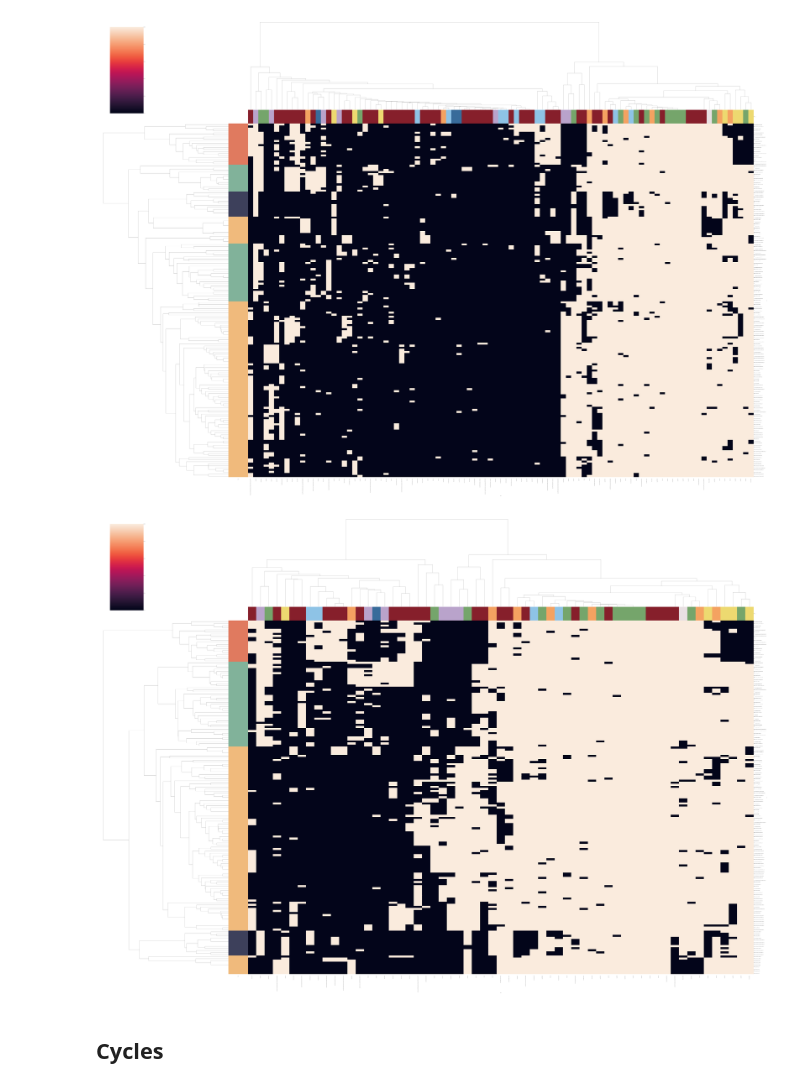
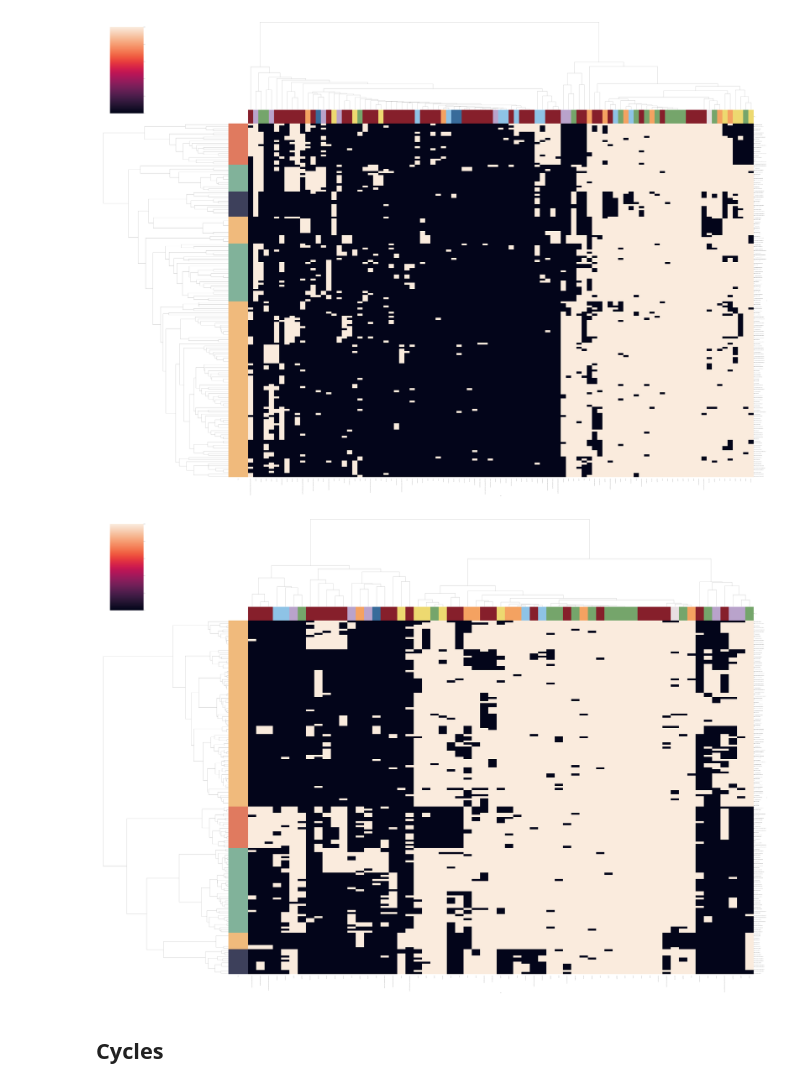
Before and after one commit to giovannellilab/faro-hmm, a Jupyter notebook: notebooks/Pipeline.ipynb, the cells around one changed output. Cells and saved outputs as stored; diff of their text form; code cells hidden in the pictures.

```diff
--- a/notebooks/Pipeline.ipynb
+++ b/notebooks/Pipeline.ipynb
@@ -23,7 +23,7 @@ DATA_DIR = "../data/runs/aquificota/2024-09-29/"
 
 E_VALUE_THR = 1e-5
 CORE_THR = 0.95
-PRESENCE_THR = 0.90
+PRESENCE_THR = 0.10
 
 CLUSTERMAP_METHOD = "ward"
 CLUSTERMAP_METRIC = "jaccard"
@@ -312,28 +312,29 @@ plt.savefig(
 # %% [output]
 [figure]
 # %%
+# Select columns that contain at least PRESENCE_THR counts
 non_zero_columns = heat_df_selected.columns[
-    (heat_df_selected == 0).mean() < PRESENCE_THR
+    (heat_df_selected == 1).mean() >= PRESENCE_THR
 ]
 heat_df_selected_nonzero = heat_df_selected[non_zero_columns]
 
 clustermap(
     data=heat_df_selected_nonzero,
     method=CLUSTERMAP_METHOD,
     metric=CLUSTERMAP_METRIC,
     row_colors=family_colors,
     col_colors=cycle_colors,
     figsize=(70, 50)
 )
 plt.savefig(
     os.path.join(
         DATA_DIR,
         f"heatmap-{'-'.join(selected_models)}.svg"
     ),
     # dpi=200
 )
 # %% [output]
-[figure, old version]
+[figure, new version]
 # %% [markdown]
 ## Cycles
 # %%
```
